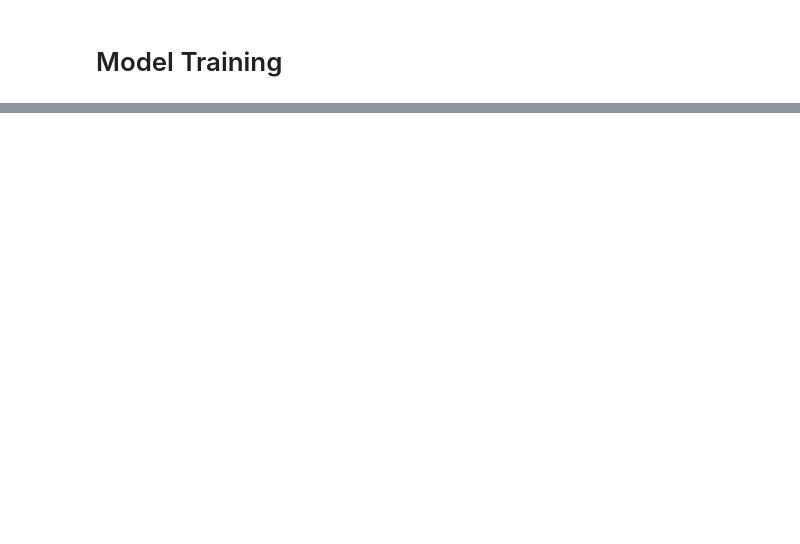
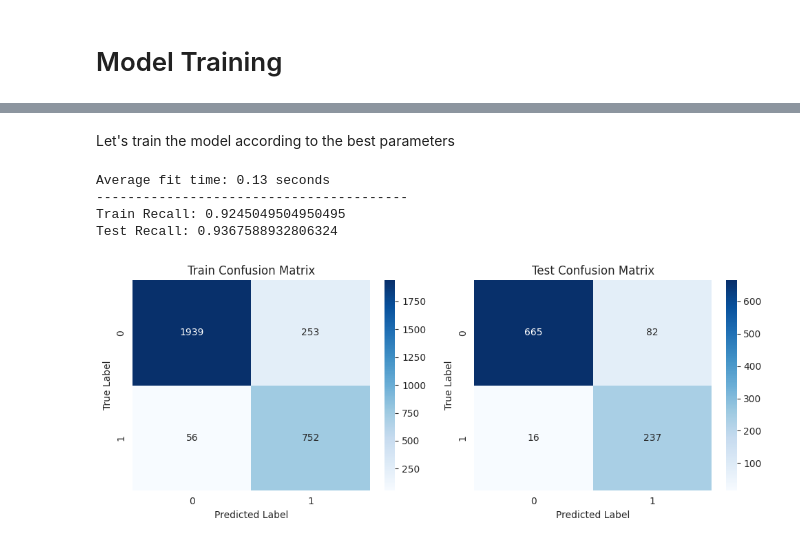
Before and after one commit to dkalenov/Gym-Customer-Churn-Prediction, a Jupyter notebook: Gym_Customer_Churn_Prediction.ipynb, the cells around one changed output, grey strips where cells are left out. Saved outputs shown, nothing was run; the diff lists cells and outputs as text; code cells hidden in the pictures; blank space fills up the shorter version.

```diff
--- a/Gym_Customer_Churn_Prediction.ipynb
+++ b/Gym_Customer_Churn_Prediction.ipynb
@@ -737,0 +844,8 @@ As a result of the analysis, it was decided to remove the following features fro
+# %%
+df = data.copy()
+# %%
+# Drop columns
+columns_to_drop = ['gender', 'phone', 'avg_class_frequency_total', 'contract_period']
+
+df.drop(columns=columns_to_drop, axis=1, inplace=True)
+df.head(3)
@@ -737,0 +861,6 @@ As a result of the analysis, it was decided to remove the following features fro
+# %%
+X = df.drop('churn', axis=1)
+y = df['churn']
+
+X_train, X_test, y_train, y_test = model_selection.train_test_split(X, y, test_size=0.25, random_state=42, shuffle=True)
+X.head(3)
@@ -737,0 +1012,61 @@ As a result of the analysis, it was decided to remove the following features fro
+# %% [markdown]
+Let's train the model according to the best parameters
+# %%
+# Create a LogisticRegression the best parameters
+
+bestparams = best_params
+lr_best = LogisticRegression(**bestparams)
+
+
+#Cross-validation to evaluate the model
+y_train_predict = model_selection.cross_val_predict(estimator=lr_best, X=X_train, y=y_train, cv=5)
+y_test_predict = model_selection.cross_val_predict(estimator=lr_best, X=X_test, y=y_test, cv=5)
+
+# Calculate the recall score
+recall_train = metrics.recall_score(y_train, y_train_predict)
+recall_test = metrics.recall_score(y_test, y_test_predict)
+
+# Use cross_validate to perform cross-validation and get scores for multiple metrics
+scores = model_selection.cross_validate(lr_best, X_train, y_train, cv=5, scoring='recall', return_train_score=True)
+
+# Calculate the average fit time across different cross-validation folds
+fit_time_mean = round(np.mean(scores['fit_time']), 2)
+
+
+print(f"Average fit time: {fit_time_mean} seconds")
+print('-' * 40)
+print(f"Train Recall: {recall_train}")
+print(f"Test Recall: {recall_test}")
+# %% [output]
+Average fit time: 0.13 seconds
+----------------------------------------
+Train Recall: 0.9245049504950495
+Test Recall: 0.9367588932806324
+# %%
+from sklearn.metrics import confusion_matrix
+
+lr_best.fit(X_train, y_train)
+
+# Prediction for the training sample
+lr_best_train = lr_best.predict(X_train)
+# Prediction for the testing sample
+lr_best_pred = lr_best.predict(X_test)
+
+
+cm_train = confusion_matrix(y_train, lr_best_train)
+cm_test = confusion_matrix(y_test, lr_best_pred)
+
+# Plot the confusion matrices
+fig, axes = plt.subplots(1, 2, figsize=(10, 4))
+sns.heatmap(cm_train, annot=True, fmt='d', cmap='Blues', ax=axes[0])
+sns.heatmap(cm_test, annot=True, fmt='d', cmap='Blues', ax=axes[1])
+axes[0].set_title('Train Confusion Matrix')
+axes[1].set_title('Test Confusion Matrix')
+axes[0].set_xlabel('Predicted Label')
+axes[0].set_ylabel('True Label')
+axes[1].set_xlabel('Predicted Label')
+axes[1].set_ylabel('True Label')
+plt.tight_layout()
+plt.show()
+# %% [output]
+[figure, added]
```
Also changed, not shown: parts of 47 cells of this notebook.
